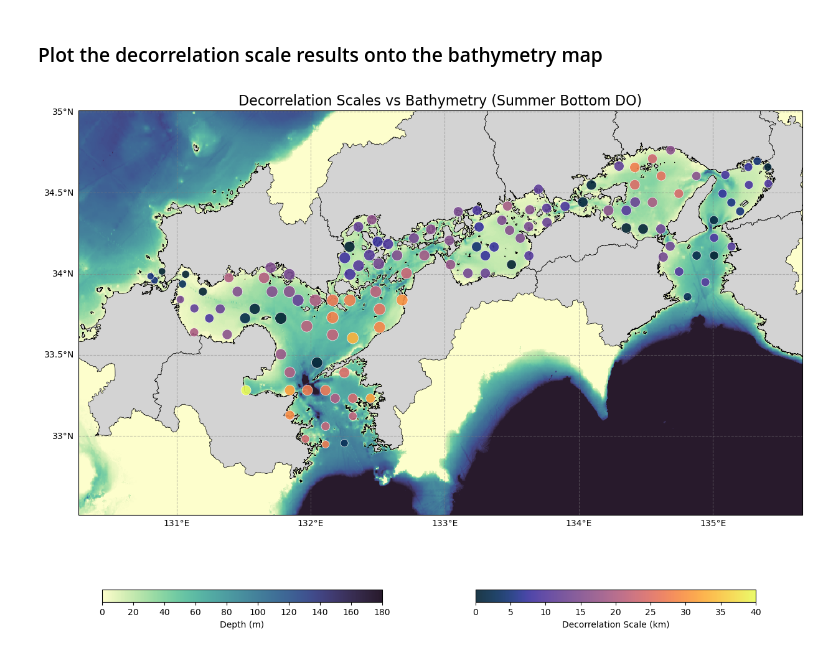
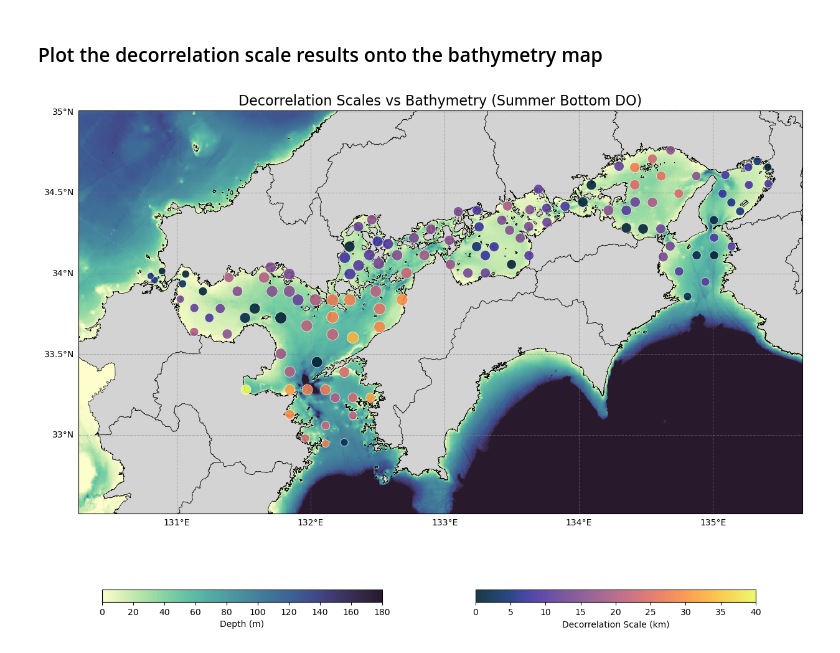
Before and after one commit to reyhanstig/SIS_Analysis_WSL, a Jupyter notebook: notebooks/31_bathymetry_check.ipynb, the cells around one changed output. Drawn from its saved outputs; the diff is of its cells as text; code cells hidden in the pictures.

```diff
--- a/notebooks/31_bathymetry_check.ipynb
+++ b/notebooks/31_bathymetry_check.ipynb
@@ -185,7 +185,7 @@ im_gebco = ax.pcolormesh(
 )
 
 # --- Z-ORDER 1: LAND MASK ---
-land_path = ProjectPaths.BOUNDARIES_DIR / "SIS_prefecture_boundaries" / "Setonaikai_boundary.shp"
+land_path = ProjectPaths.BOUNDARIES_DIR / "SIS_prefecture_boundaries" / "Setonaikai_boundary_2.shp"
 sis_land = gpd.read_file(land_path).to_crs("EPSG:4326")
 sis_land.plot(
     ax=ax, facecolor=MappingConfig.COLOR_LAND, edgecolor=MappingConfig.COLOR_LAND_EDGE,
@@ -198,31 +198,31 @@ gl = ax.gridlines(draw_labels=True, linestyle='--', color='gray', alpha=0.5, zor
 gl.top_labels = False
 gl.right_labels = False
 
 # --- Z-ORDER 5: DECORRELATION DATA OVERLAY ---
 # Using cmocean.cm.haline (excellent for scientific linear scales)
 sc = ax.scatter(
     df_plot.longitude, df_plot.latitude,
     c=df_plot.Decorrelation_Scale_km,
     s=df_plot.n_neighbors_100km * 3,
     cmap=cmocean.cm.thermal, # <--- Applied cmocean
     vmin=0, vmax=40,
     alpha=0.9, edgecolors='white', linewidths=0.5,
     transform=ccrs.PlateCarree(),
     zorder=MappingConfig.ZORDER_OBSERVATIONS
 )
 
 # Set Extents based on the standard `bounds` with a 0.2 cushion
 ax.set_extent([bounds[0]-0.2, bounds[2]+0.2, bounds[1]-0.2, bounds[3]+0.2], crs=ccrs.PlateCarree())
 ax.set_title("Decorrelation Scales vs Bathymetry (Summer Bottom DO)", fontsize=16)
 
 # 5. Add Two Colorbars
 cbar_ax_bathy = fig.add_axes([0.15, 0.05, 0.3, 0.02])
 fig.colorbar(im_gebco, cax=cbar_ax_bathy, orientation='horizontal', label='Depth (m)')
 
 cbar_ax_decorr = fig.add_axes([0.55, 0.05, 0.3, 0.02])
 fig.colorbar(sc, cax=cbar_ax_decorr, orientation='horizontal', label='Decorrelation Scale (km)')
 
 plt.subplots_adjust(bottom=0.15)
 plt.show()
 # %% [output]
-[figure, old version]
+[figure, new version]
```
Also changed, not shown: 23 other files.
